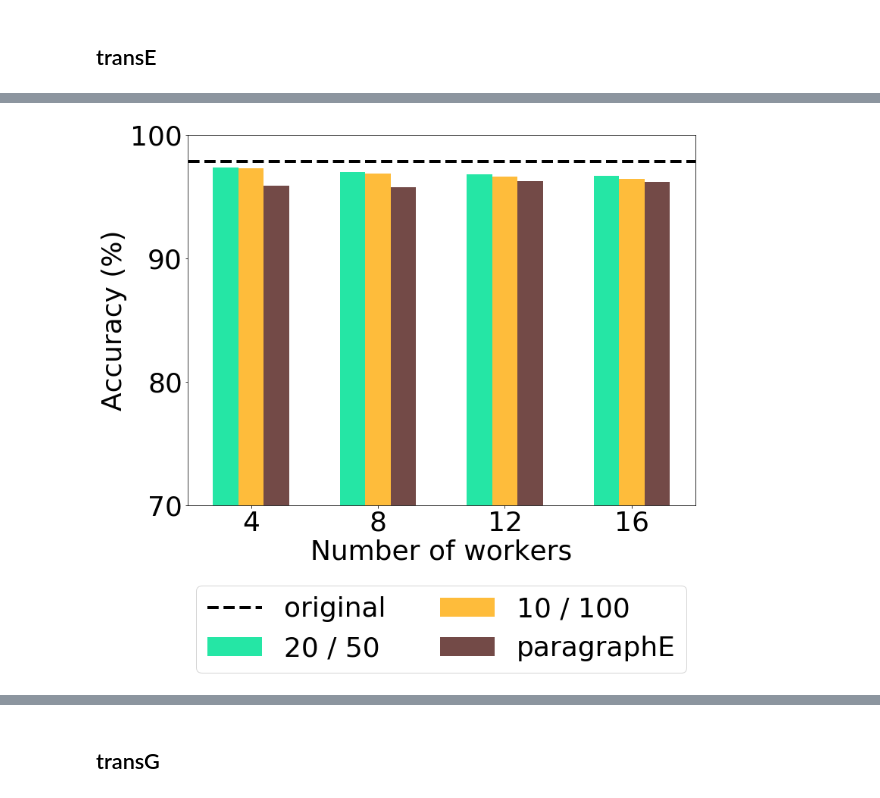
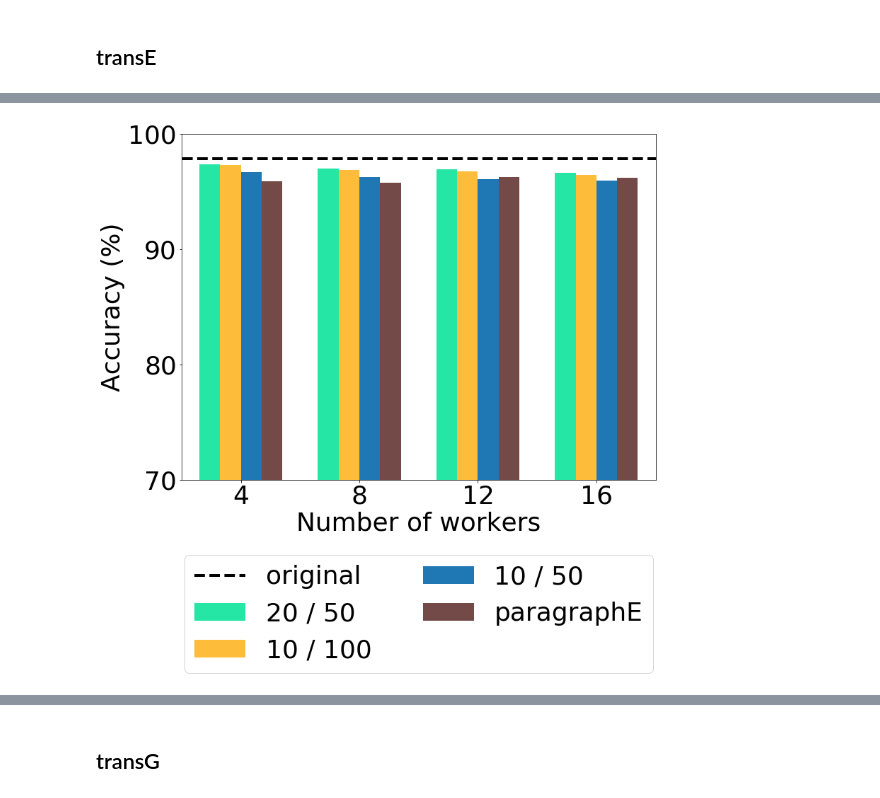
Before and after one commit to ahnjaewoo/Embedding, a Jupyter notebook: figures/figures - dbpedia.ipynb, the cells around one changed output, grey strips where cells are left out. Cells and saved outputs as stored; diff of their text form; code cells hidden in the pictures.

```diff
--- a/figures/figures - dbpedia.ipynb
+++ b/figures/figures - dbpedia.ipynb
@@ -71,31 +75,33 @@ plt.show()
 # %%
 # accuracy dbpedia
 num_workers = np.array([4, 8, 12, 16])
 
-dbpedia_20_50 = np.array([0.973417, 0.969542, 0.968083, 0.966792]) * 100
-dbpedia_10_100 = np.array([0.972875, 0.968292, 0.966, 0.964167]) * 100
+dbpedia_20_50 = np.array([0.973417, 0.969542, 0.969042, 0.965833]) * 100
+dbpedia_10_100 = np.array([0.972875, 0.968292, 0.967583, 0.964417]) * 100
+dbpedia_10_50 = np.array([0.966625, 0.962292, 0.96075, 0.959542]) * 100
 dbpedia_baseline = np.array([0.958792, 0.957708, 0.962667, 0.961833]) * 100
 dbpedia_single = 0.978186 * 100
 
 fig, ax = plt.subplots(1, 1, figsize = (12, 9))
 
-ax.bar(num_workers - 0.8, dbpedia_20_50, width = 0.8, label = '20 / 50', color = '#25E6A5')
-ax.bar(num_workers, dbpedia_10_100, width = 0.8, label = '10 / 100', color = '#FEBC3B')
-ax.bar(num_workers + 0.8, dbpedia_baseline, width = 0.8, label = 'paragraphE', color = '#734A47')
+ax.bar(num_workers - 1.05, dbpedia_20_50, width = 0.7, label = '20 / 50', color = '#25E6A5')
+ax.bar(num_workers - 0.35, dbpedia_10_100, width = 0.7, label = '10 / 100', color = '#FEBC3B')
+ax.bar(num_workers + 0.35, dbpedia_10_50, width = 0.7, label = '10 / 50')
+ax.bar(num_workers + 1.05, dbpedia_baseline, width = 0.7, label = 'paragraphE', color = '#734A47')
 ax.plot([0, 20], [dbpedia_single, dbpedia_single], c = 'k', linestyle = '--', label = 'original', lw = 4, zorder = -1)
 ax.set_xlabel('Number of workers')
 ax.set_ylabel('Accuracy (%)')
 legend = ax.legend(loc = 'upper center', bbox_to_anchor = (0.5, -0.18), fancybox = True, ncol = 2)
 ax.set_xticks(num_workers)
 ax.set_yticks(np.arange(0, 101, 10))
 ax.set_xlim(2, 18)
 ax.set_ylim(70, 100)
 
 #plt.tight_layout()
 plt.savefig('./bar_accuracy_transe_dbpedia.pdf', dpi = 300, quality = 100, bbox_extra_artists = (legend,), bbox_inches = 'tight')
 plt.show()
 # %% [output]
-[figure, old version]
+[figure, new version]
 # %%
 # BestHITS dbpedia
 num_workers = np.array([4, 8, 12, 16])
```
Also changed, not shown: parts of 9 cells of this notebook, 28 other files.
